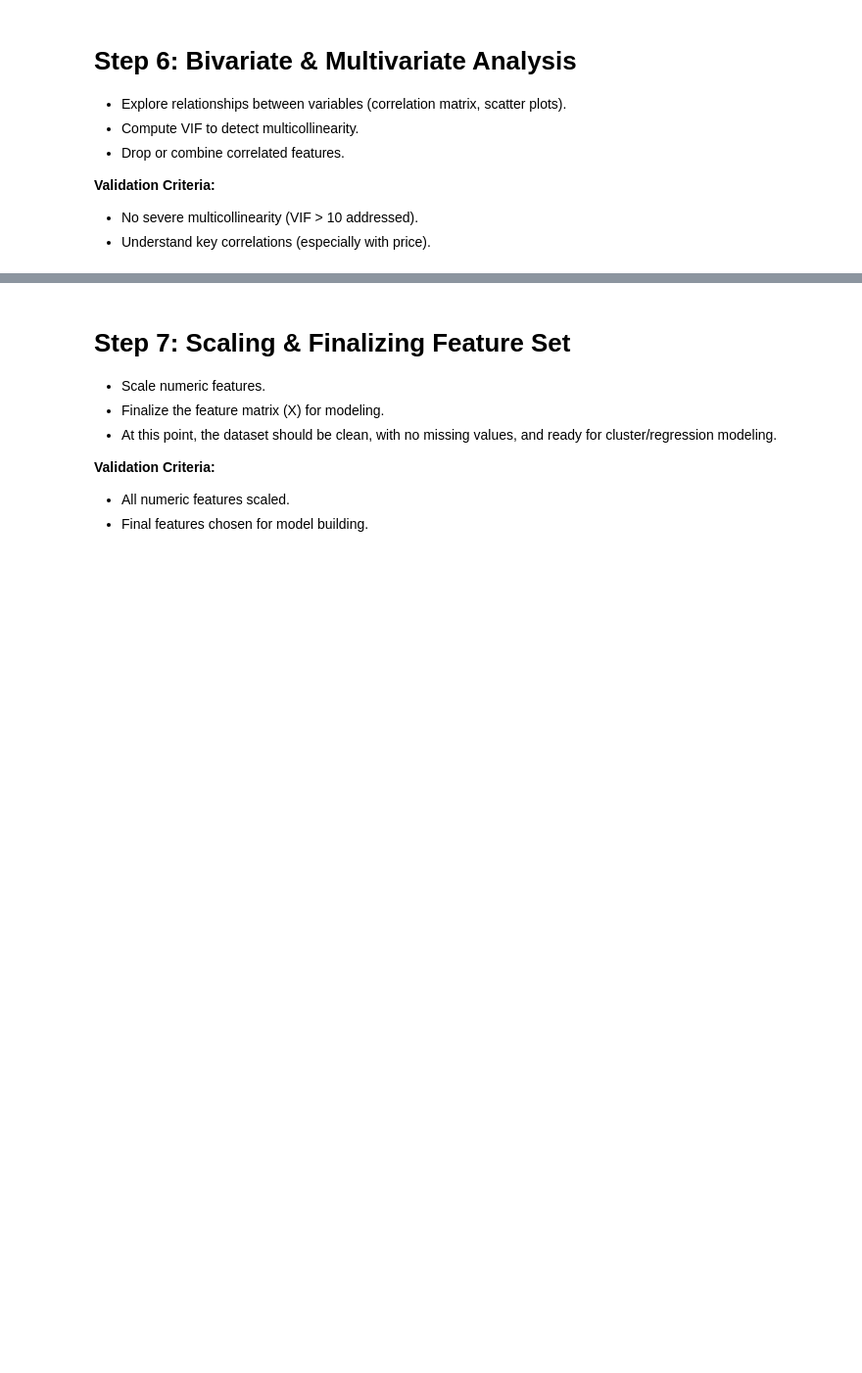
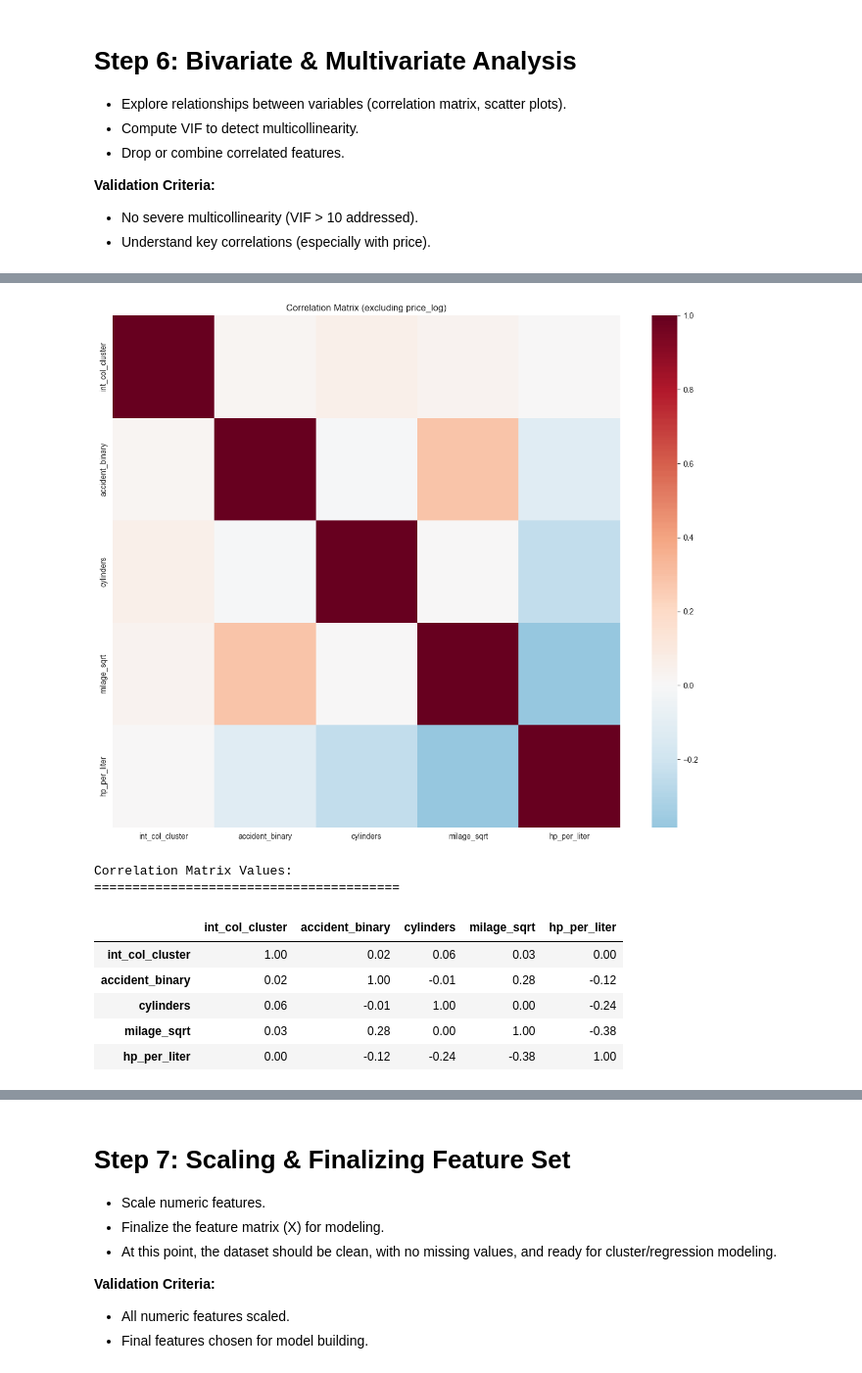
Before and after one commit to rverma6/used-car-price-prediction, a Jupyter notebook: cleaned.ipynb, the cells around one changed output, grey strips where cells are left out. Shown at 98% size. Cells and saved outputs as stored; diff of their text form; code cells hidden in the pictures; blank space fills up the shorter version.

```diff
--- a/cleaned.ipynb
+++ b/cleaned.ipynb
@@ -1607,0 +1711,14 @@ Variance Inflation Factors:
+# %%
+# Step 1: Create horsepower per liter metric
+df['hp_per_liter'] = df['horsepower'] / df['engine_size'].replace(0, np.nan)  # Avoid division by zero
+
+# Step 2: Handle infinite and NaN values
+df['hp_per_liter'] = df['hp_per_liter'].replace([np.inf, -np.inf], np.nan)
+
+# Step 3: Impute NaN values with the median to maintain consistency
+df['hp_per_liter'] = df['hp_per_liter'].fillna(df['hp_per_liter'].median())
+
+print(df[['horsepower', 'engine_size', 'hp_per_liter']].head(10))
+
+df = df.drop(columns=['engine_size', 'horsepower', 'car_age'])
+df = df.drop(columns=['car_age_boxcox'])
@@ -1607,0 +1737,32 @@ Variance Inflation Factors:
+# %%
+# Get numeric columns excluding price_log
+num_cols_no_price = [col for col in df.select_dtypes(include=[np.number]).columns
+                     if col != 'price_log']
+
+# Create correlation matrix without price_log
+corr_matrix = df[num_cols_no_price].corr()
+
+# Plot
+plt.figure(figsize=(12,10))
+sns.heatmap(corr_matrix, annot=False, cmap='RdBu_r', center=0)
+plt.title('Correlation Matrix (excluding price_log)')
+plt.tight_layout()  # Prevents label cutoff
+plt.show()
+
+
+# Display correlation values
+print("\nCorrelation Matrix Values:")
+print("=" * 40)
+pd.set_option('display.max_columns', None)  # Show all columns
+pd.set_option('display.width', None)        # Don't wrap wide tables
+display(corr_matrix.round(2))               # Round to 2 decimal places
+# %% [output]
+[figure, added]
+Correlation Matrix Values:
+========================================
+|  | int_col_cluster | accident_binary | cylinders | milage_sqrt | hp_per_liter |
+| int_col_cluster | 1.00 | 0.02 | 0.06 | 0.03 | 0.00 |
+| accident_binary | 0.02 | 1.00 | -0.01 | 0.28 | -0.12 |
+| cylinders | 0.06 | -0.01 | 1.00 | 0.00 | -0.24 |
+| milage_sqrt | 0.03 | 0.28 | 0.00 | 1.00 | -0.38 |
+| hp_per_liter | 0.00 | -0.12 | -0.24 | -0.38 | 1.00 |
```
Also changed, not shown: parts of 25 cells of this notebook.
